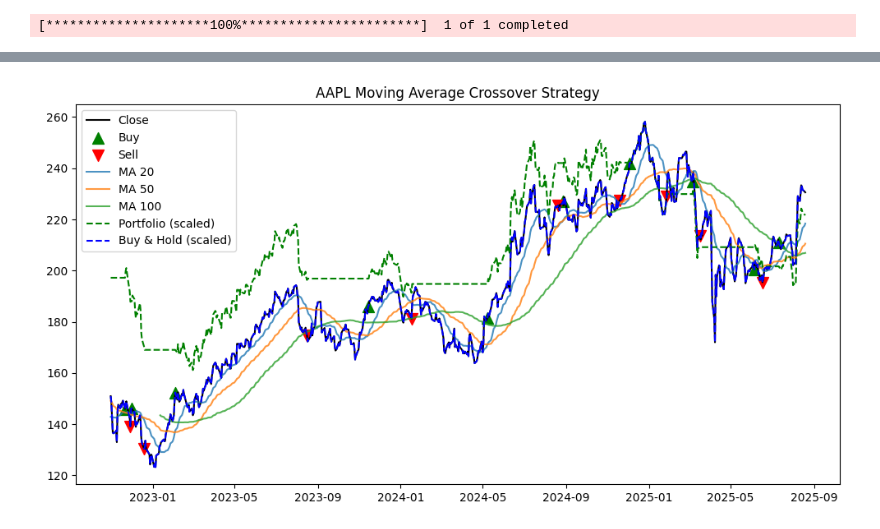
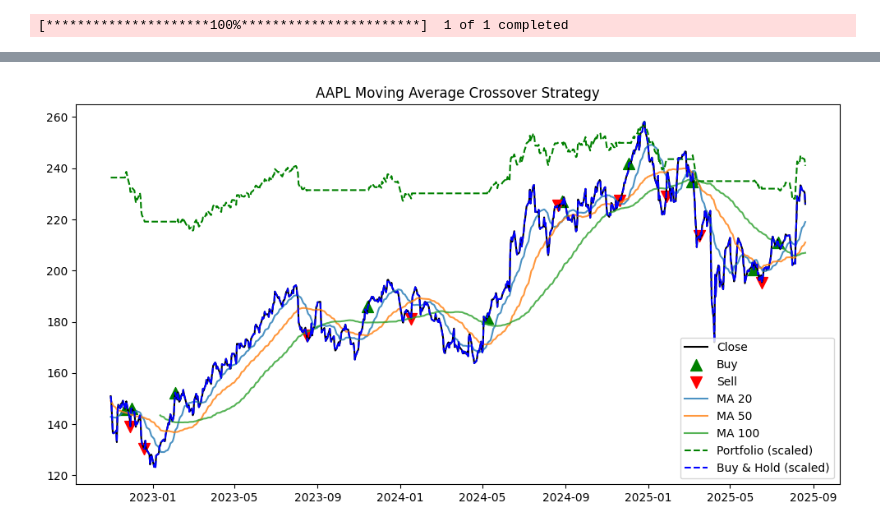
Before and after one commit to vaibhav-2004/quant_projects, a Jupyter notebook: moving_average.ipynb, the cells around one changed output, grey strips where cells are left out. Drawn from its saved outputs; the diff is of its cells as text; code cells hidden in the pictures.

```diff
--- a/moving_average.ipynb
+++ b/moving_average.ipynb
@@ -4,7 +4,6 @@ import yfinance as yf
 import matplotlib.pyplot as plt
 import numpy as np
 # %%
-
 slippage_bps = 0.0005
 commission_model = {
     "type": "flat_per_trade",
@@ -12,6 +11,11 @@ commission_model = {
     "per_share_fee":0.005,
     "pct_fee":0.0001
 }
+aloc_frac = 0.50
+max_capital_frac = 0.80
+vol_target = 0.10
+vol_lookback = 30
+eps = 1e-12
 
 def effective_price(side, raw_px, slippage_bps=slippage_bps):
     if side == "BUY":
@@ -33,7 +37,7 @@ def commission_value(model, shares, px_eff):
         return ValueError("unknown commison model")
 
 
-df = yf.download("AAPL", period="3y")
+df = yf.download("AAPL", period="3y", auto_adjust=True)
 
 df.columns = [col[0] if isinstance(col, tuple) else col for col in df.columns]
 
@@ -57,7 +61,12 @@ shares_held = 0
 portfolio = []
 trades = []
 total_commission_paid = 0.0
-total_spillage_cost = 0.0
+total_slippage_cost = 0.0
+
+daily_ret = df["Close"].pct_change()
+#print(daily_ret)
+df["anl_vol"] = daily_ret.rolling(vol_lookback).std() * np.sqrt(252)
+exp_flag = []
 
 for i in range(len(df)):
     current_price = df["Close"].iloc[i]
@@ -67,23 +76,39 @@ for i in range(len(df)):
     equity = cash + (shares_held * current_price)
     portfolio.append(equity)
 
+    if shares_held > 0:
+        exp_flag.append(1)
+    else:
+        exp_flag.append(0)
+
     # Buy signal
-    if signal == 1 and shares_held == 0:
+    if signal == 1:
+        fixed_frac = aloc_frac
+
+        vol_today = df["anl_vol"].iloc[i]
+        if pd.notna(vol_today) and vol_today > 0:
+            vol_frac = vol_target / max(vol_today, eps)
+        else :
+            vol_frac = fixed_frac
+
+        target_frac = min(fixed_frac, vol_frac, max_capital_frac)
+        target_value = target_frac * equity
         px_eff = effective_price("BUY", exec_price, slippage_bps)
-        shares_to_buy = cash / px_eff
-        comm = commission_value(commission_model, shares_to_buy, px_eff)
+        target_shares = target_value / px_eff
+        shares_delta = max(target_shares - shares_held, 0.0)
+        comm = commission_value(commission_model, shares_delta ,px_eff)
 
-        if shares_to_buy * px_eff + comm > cash:
-            shares_to_buy = max((cash-comm)/px_eff, 0.0)
-        if shares_to_buy == 0.0:
+        if shares_delta * px_eff + comm > cash:
+            shares_delta = max((cash-comm)/px_eff, 0.0)
+        if shares_delta == 0.0:
             comm = 0.0
 
-        cash -= shares_to_buy * px_eff + comm
-        shares_held = shares_to_buy
+        cash -= shares_delta * px_eff + comm
+        shares_held += shares_delta
         total_commission_paid += comm
-        total_spillage_cost += (px_eff - exec_price) * shares_to_buy
+        total_slippage_cost += (px_eff - exec_price) * shares_delta
 
-        trades.append((df.index[i], "BUY", df.index[i+1], float(exec_price), px_eff, float(shares_held), float(cash), comm))
+        trades.append((df.index[i], "BUY", df.index[i+1], float(exec_price), px_eff, float(shares_held), float(cash), comm, float(shares_delta)))
 
     # Sell signal
     elif signal == -1 and shares_held > 0:
@@ -95,12 +120,13 @@ for i in range(len(df)):
         cash += proceeds - comm
         shares_held = 0
         total_commission_paid += comm
-        total_spillage_cost += (exec_price - px_eff) * shares_to_sell
-        trades.append((df.index[i], "SELL", df.index[i+1], float(exec_price), px_eff, float(shares_held), float(cash), comm))
+        total_slippage_cost += (exec_price - px_eff) * shares_to_sell
+        shares_delta = -shares_to_sell
+        trades.append((df.index[i], "SELL", df.index[i+1], float(exec_price), px_eff, float(shares_held), float(cash), comm, float(shares_delta)))
 
 df["Portfolio"] = portfolio
 trades_df = pd.DataFrame(trades, columns=[
-    "Signal_Date", "Action", "Exec_Date", "Exec_Price_Raw", "Exec_Price_eff", "Shares_After", "Cash_After", "commission"
+    "Signal_Date", "Action", "Exec_Date", "Exec_Price_Raw", "Exec_Price_eff", "Shares_After", "Cash_After", "commission", "shares_delta"
 ])
 print(trades_df.head(5))
 
@@ -126,6 +152,10 @@ def performance_metrics(portfolio_values, daily_returns):
 # === Calculate Metrics ===
 strategy_metrics = performance_metrics(df["Portfolio"].values, df["Portfolio"].pct_change().dropna())
 bh_metrics = performance_metrics(df["BuyHold"].values, df["BuyHold"].pct_change().dropna())
+exposure_pct = np.mean(exp_flag)
+traded_notional = (trades_df["shares_delta"].abs() * trades_df["Exec_Price_eff"]).sum()
+avg_equity = float(df["Portfolio"].mean())
+turnover = traded_notional / max(avg_equity, eps)
 
 # === Create Comparison Report ===
 report = pd.DataFrame({
@@ -136,7 +166,9 @@ report = pd.DataFrame({
 print("\n=== Performance Comparison ===")
 print(report)
 print(f"\nTotal trades: {len(trades_df)} | Total commissions: ${total_commission_paid:.2f} | "
-      f"Total slippage cost: ${total_spillage_cost:.2f}")
+      f"Total slippage cost: ${total_slippage_cost:.2f}")
+print(f"Turnover: {turnover:.2f}x over the period")
+print(f"Exposure: {exposure_pct:.2%}")
 
 
 
@@ -178 +210 @@ Total trades: 19 | Total commissions: $19.00 | Total slippage cost: $100.00
-[figure, old version]
+[figure, new version]
```
Also changed, not shown: parts of 1 cell of this notebook.
